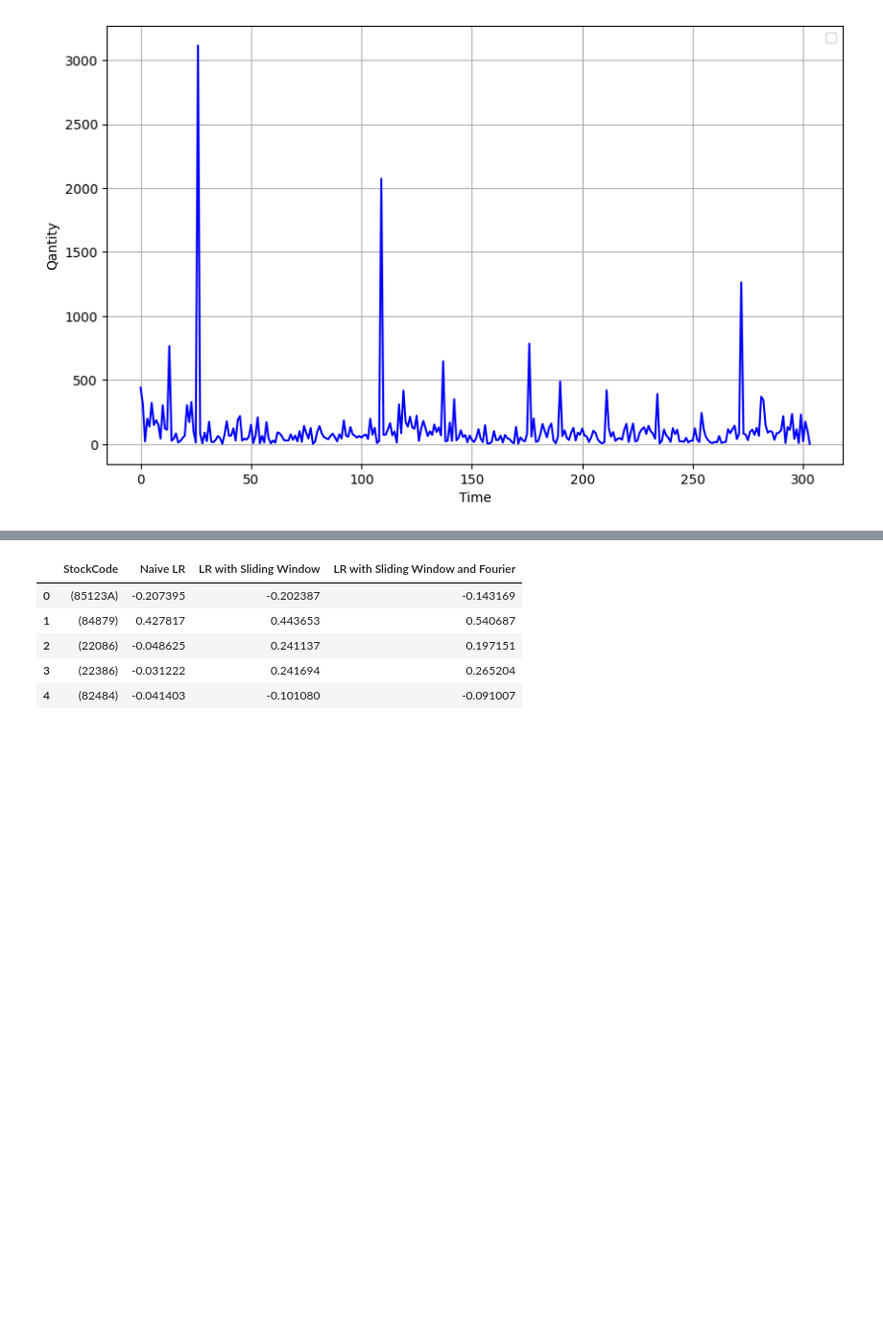
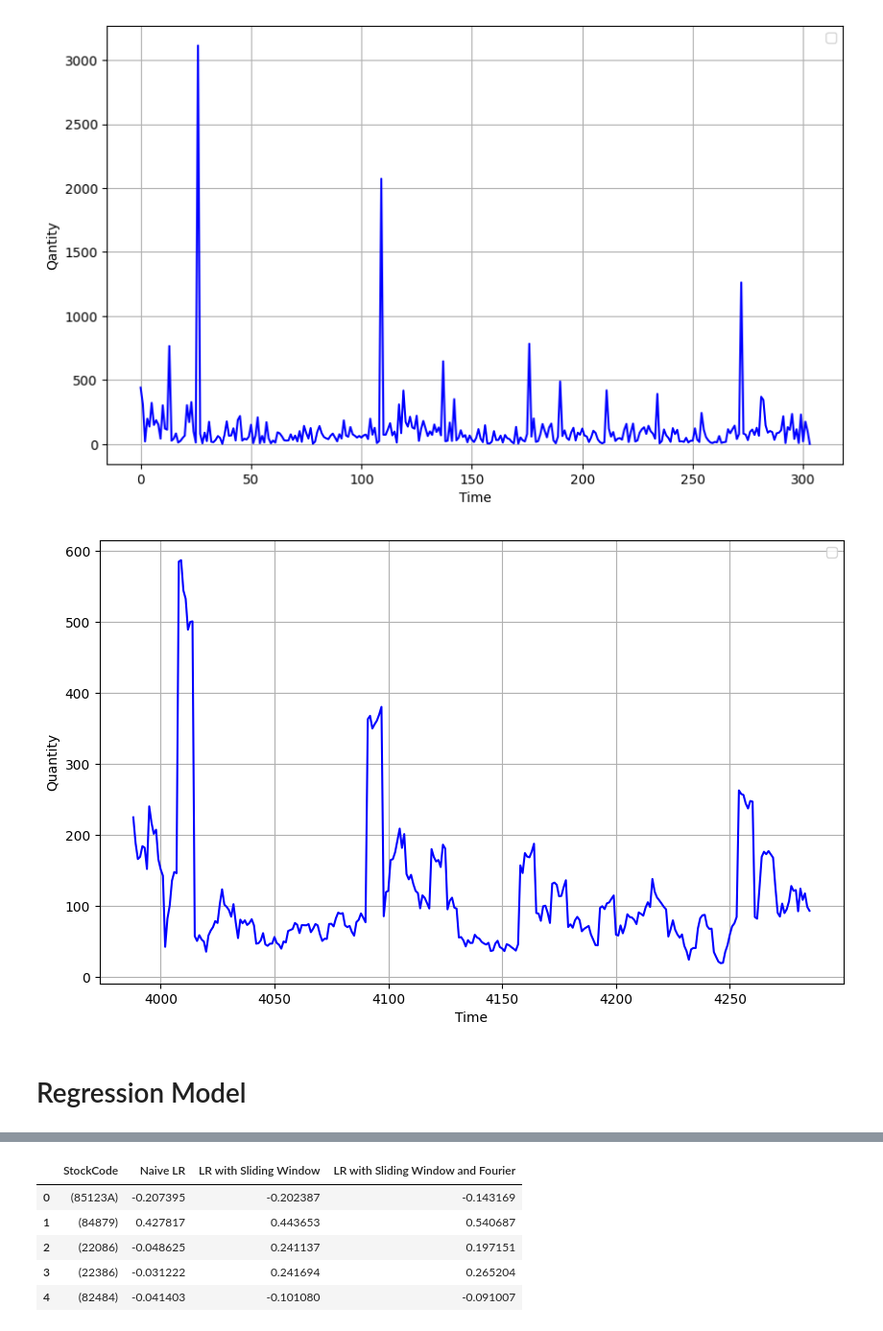
Before and after one commit to t07902301/Price-Elasticity, a Jupyter notebook: Modelling.ipynb, the cells around one changed output, grey strips where cells are left out. Shown at 96% size. Saved outputs shown, nothing was run; the diff lists cells and outputs as text; code cells hidden in the pictures; blank space fills up the shorter version.

```diff
--- a/Modelling.ipynb
+++ b/Modelling.ipynb
@@ -31,4 +51,19 @@ plt.grid(True)
 plt.show()
 # %% [output]
 [figure]
+# %%
+raw_data['Quantity_7D'] = raw_data[raw_data['StockCode'] == '85123A']['Quantity'].rolling(window=7).mean()
+# Plot actual vs predicted values
+plt.figure(figsize=(10, 6))
+plt.plot(raw_data['Quantity_7D'].to_numpy(), color='blue')
+plt.xlabel('Time')
+plt.ylabel('Quantity')
+# plt.title('Actual vs Predicted Values')
+plt.legend()
+plt.grid(True)
+plt.show()
+# %% [output]
+[figure, added]
+# %% [markdown]
+# Regression Model
 # %%
```
Also changed, not shown: parts of 23 cells of this notebook, 1 other file.
